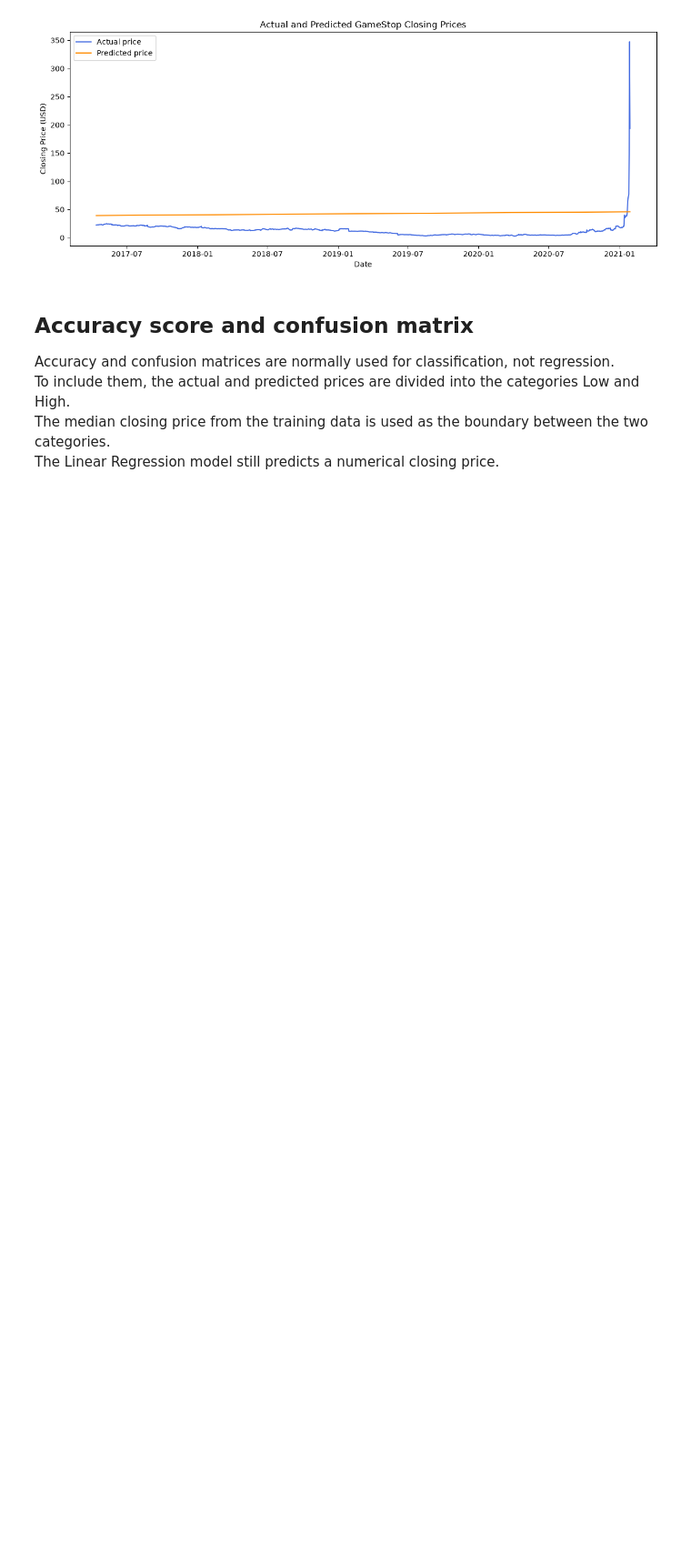
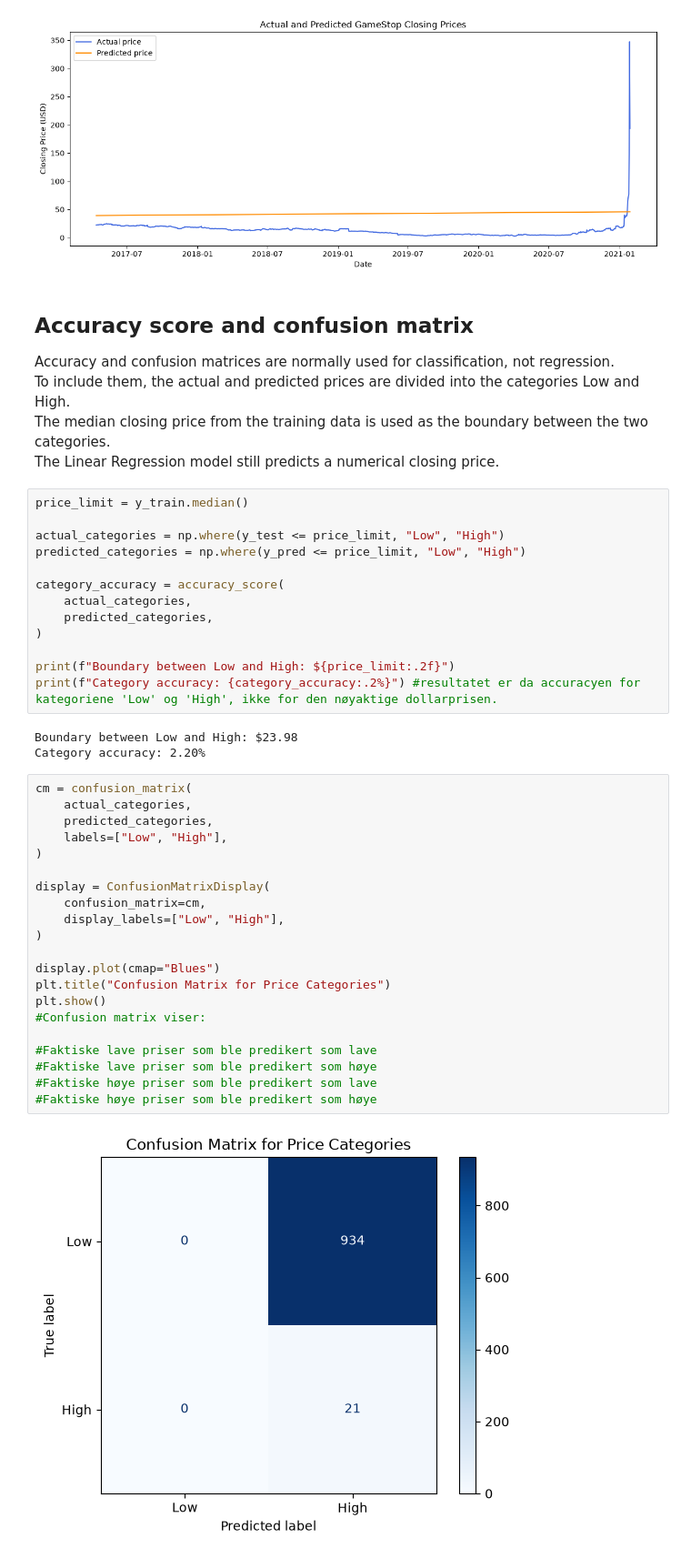
Before and after one commit to OsloMet-398392/gme-stock-prediction, a Jupyter notebook: GME_stock_prediction.ipynb, the cells around one changed output. Shown at 91% size. Cells and saved outputs as stored; diff of their text form; blank space fills up the shorter version.

Commit message:
confusion matrix

```diff
--- a/GME_stock_prediction.ipynb
+++ b/GME_stock_prediction.ipynb
@@ -242,3 +242,42 @@ Accuracy and confusion matrices are normally used for classification, not regres
 To include them, the actual and predicted prices are divided into the categories Low and High.
 The median closing price from the training data is used as the boundary between the two categories.
 The Linear Regression model still predicts a numerical closing price.
+# %%
+price_limit = y_train.median()
+
+actual_categories = np.where(y_test <= price_limit, "Low", "High")
+predicted_categories = np.where(y_pred <= price_limit, "Low", "High")
+
+category_accuracy = accuracy_score(
+    actual_categories,
+    predicted_categories,
+)
+
+print(f"Boundary between Low and High: ${price_limit:.2f}")
+print(f"Category accuracy: {category_accuracy:.2%}") #resultatet er da accuracyen for kategoriene 'Low' og 'High', ikke for den nøyaktige dollarprisen.
+# %% [output]
+Boundary between Low and High: $23.98
+Category accuracy: 2.20%
+# %%
+cm = confusion_matrix(
+    actual_categories,
+    predicted_categories,
+    labels=["Low", "High"],
+)
+
+display = ConfusionMatrixDisplay(
+    confusion_matrix=cm,
+    display_labels=["Low", "High"],
+)
+
+display.plot(cmap="Blues")
+plt.title("Confusion Matrix for Price Categories")
+plt.show()
+#Confusion matrix viser:
+
+#Faktiske lave priser som ble predikert som lave
+#Faktiske lave priser som ble predikert som høye
+#Faktiske høye priser som ble predikert som lave
+#Faktiske høye priser som ble predikert som høye
+# %% [output]
+[figure, added]
```
